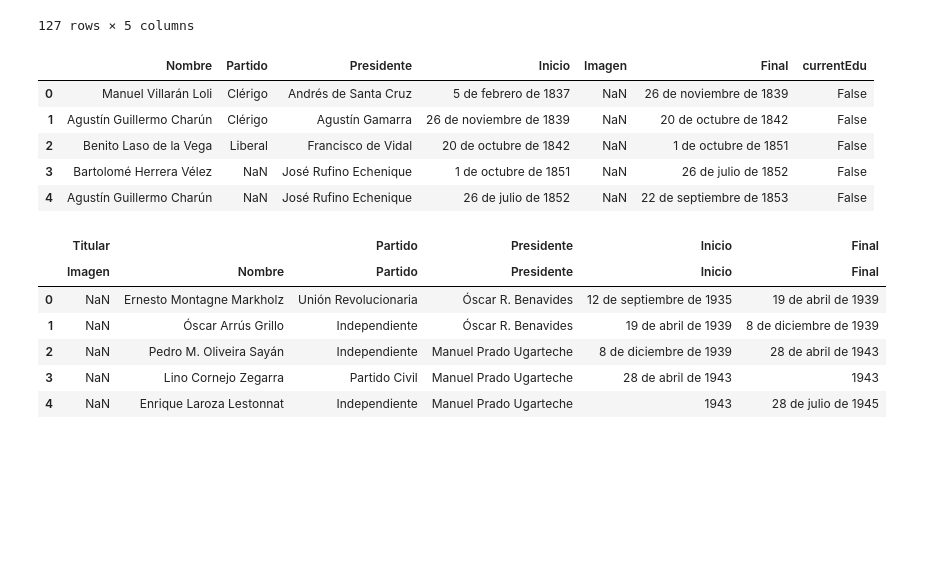
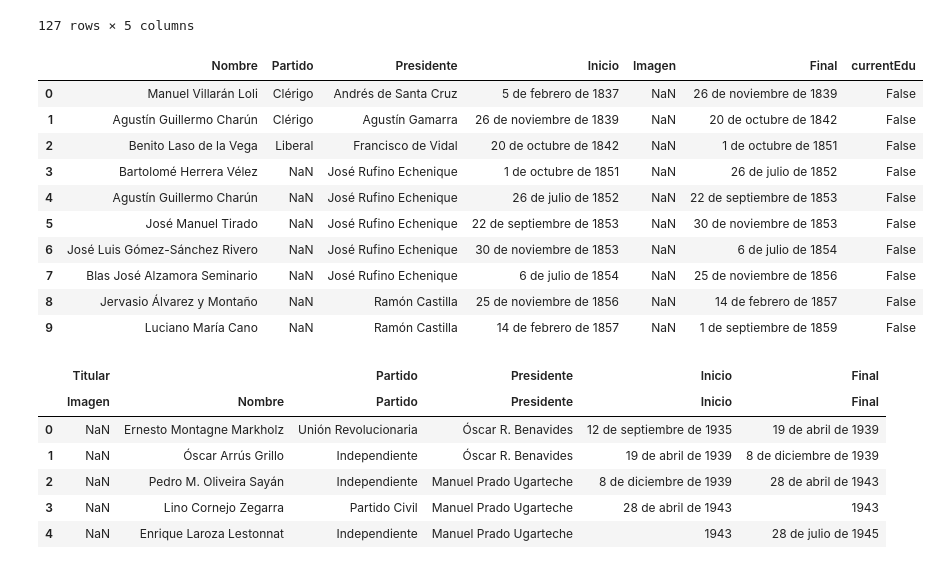
Before and after one commit to PULSO-PUCP/pcm_history, a Jupyter notebook: eduData.ipynb, the cells around one changed output. Cells and saved outputs as stored; diff of their text form; code cells hidden in the pictures; blank space fills up the shorter version.

```diff
--- a/eduData.ipynb
+++ b/eduData.ipynb
@@ -79,12 +79,17 @@ otr
 # %%
 otr.rename(columns={'Ministro':'Nombre'},inplace=True)
 otr['Final']=otr.Inicio.shift(-1)
 otr['currentEdu']=False
-otr.head()
+otr.head(10)
 # %% [output]
 |  | Nombre | Partido | Presidente | Inicio | Imagen | Final | currentEdu |
 | 0 | Manuel Villarán Loli | Clérigo | Andrés de Santa Cruz | 5 de febrero de 1837 | NaN | 26 de noviembre de 1839 | False |
 | 1 | Agustín Guillermo Charún | Clérigo | Agustín Gamarra | 26 de noviembre de 1839 | NaN | 20 de octubre de 1842 | False |
 | 2 | Benito Laso de la Vega | Liberal | Francisco de Vidal | 20 de octubre de 1842 | NaN | 1 de octubre de 1851 | False |
 | 3 | Bartolomé Herrera Vélez | NaN | José Rufino Echenique | 1 de octubre de 1851 | NaN | 26 de julio de 1852 | False |
 | 4 | Agustín Guillermo Charún | NaN | José Rufino Echenique | 26 de julio de 1852 | NaN | 22 de septiembre de 1853 | False |
+| 5 | José Manuel Tirado | NaN | José Rufino Echenique | 22 de septiembre de 1853 | NaN | 30 de noviembre de 1853 | False |
+| 6 | José Luis Gómez-Sánchez Rivero | NaN | José Rufino Echenique | 30 de noviembre de 1853 | NaN | 6 de julio de 1854 | False |
+| 7 | Blas José Alzamora Seminario | NaN | José Rufino Echenique | 6 de julio de 1854 | NaN | 25 de noviembre de 1856 | False |
+| 8 | Jervasio Álvarez y Montaño | NaN | Ramón Castilla | 25 de noviembre de 1856 | NaN | 14 de febrero de 1857 | False |
+| 9 | Luciano María Cano | NaN | Ramón Castilla | 14 de febrero de 1857 | NaN | 1 de septiembre de 1859 | False |
```
Also changed, not shown: parts of 3 cells of this notebook, 14 other files.
